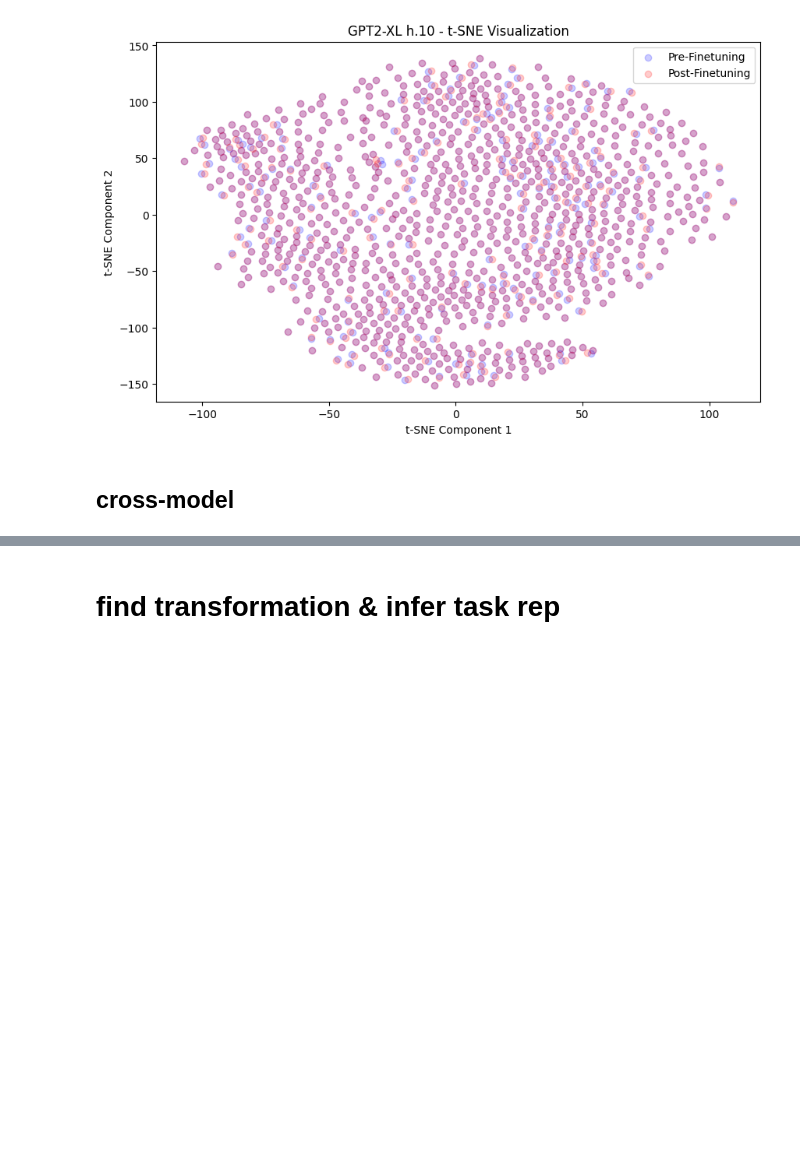
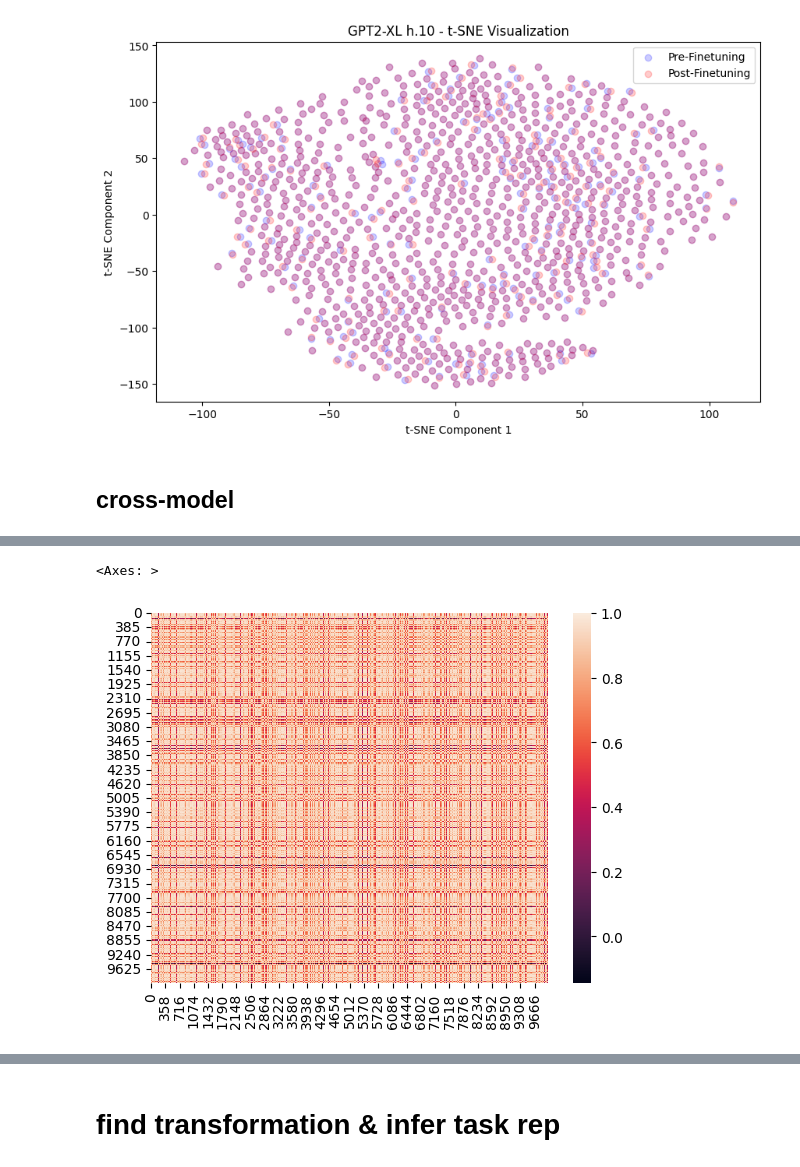
Before and after one commit to shaangao/weak-to-strong, a Jupyter notebook: notebooks/findtargetrep.ipynb, the cells around one changed output, grey strips where cells are left out. Cells and saved outputs as stored; diff of their text form; code cells hidden in the pictures; blank space fills up the shorter version.

```diff
--- a/notebooks/findtargetrep.ipynb
+++ b/notebooks/findtargetrep.ipynb
@@ -523,5 +536,8 @@ tensor([[-1.1029, -0.4887,  0.1348,  ..., -0.2437, -0.4804, -0.6456],
 # %%
+# strong model post ft
+
 with (open("../results/reps/gpt2xl_ft=amazpola-gt_N=10000.pickle", "rb")) as f:
     db = pickle.load(f)
 
-db
+gpt2xl_post = db['rep']
+labels = db['label']
@@ -607,0 +621,5 @@ plot_activation_changes(activation1=gpt2xl_pre['h.10'], activation2=gpt2xl_post[
+# %%
+sns.heatmap(torch.corrcoef(model2_rep).cpu())
+# %% [output]
+<Axes: >
+[figure, added]
```
Also changed, not shown: parts of 16 cells of this notebook.
